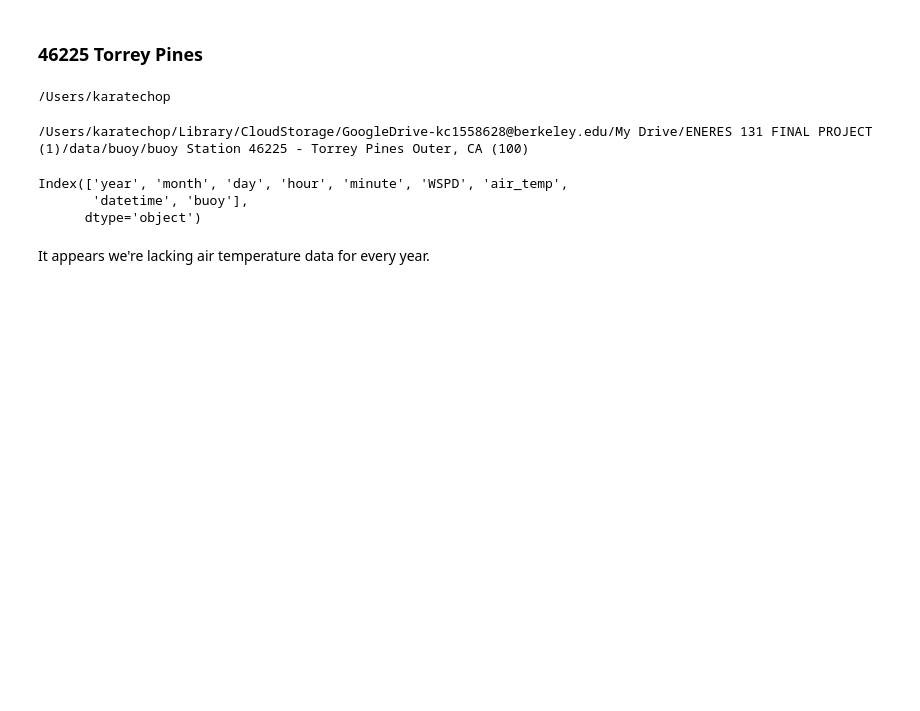
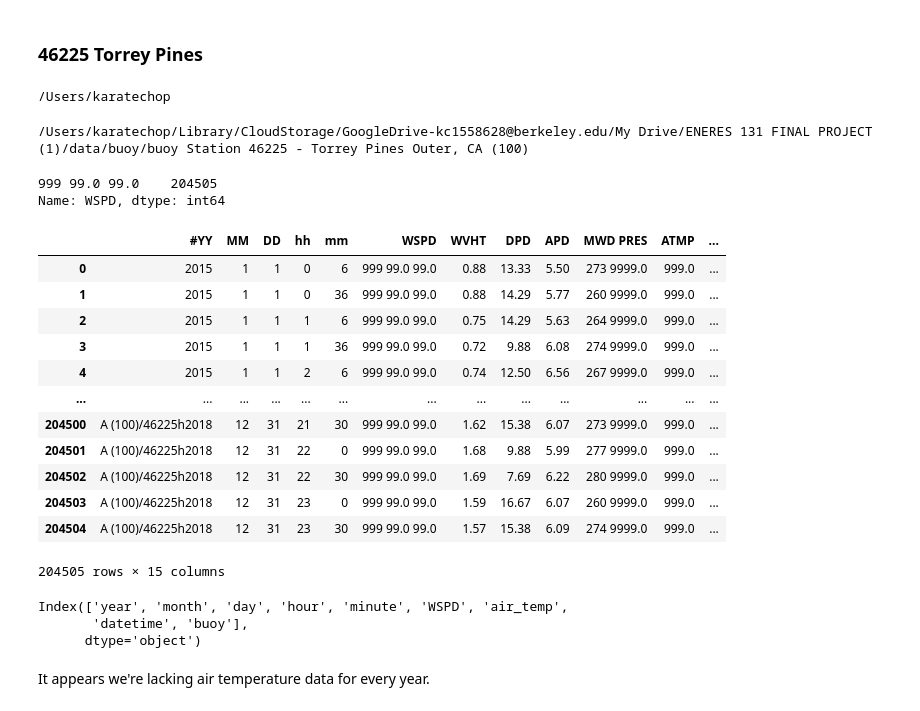
Before and after one commit to kch0p/RED-TIDE-PREDICTION-ML, a Jupyter notebook: notebooks/merging buoy data.ipynb, the cells around one changed output. Cells and saved outputs as stored; diff of their text form; code cells hidden in the pictures; blank space fills up the shorter version.

Commit message:
New Buoy Merge

```diff
--- a/notebooks/merging buoy data.ipynb
+++ b/notebooks/merging buoy data.ipynb
@@ -16,6 +175,28 @@ cd
 cd /Users/karatechop/Library/CloudStorage/GoogleDrive-kc1558628@berkeley.edu/My Drive/ENERES 131 FINAL PROJECT (1)/data/buoy/buoy Station 46225 - Torrey Pines Outer, CA (100)
 # %% [output]
 /Users/karatechop/Library/CloudStorage/GoogleDrive-kc1558628@berkeley.edu/My Drive/ENERES 131 FINAL PROJECT (1)/data/buoy/buoy Station 46225 - Torrey Pines Outer, CA (100)
+# %%
+test['WSPD'].value_counts()
+# %% [output]
+999 99.0 99.0    204505
+Name: WSPD, dtype: int64
+# %%
+test = pd.read_csv('all_buoy_years_073_lajolla.csv')
+test
+# %% [output]
+|  | #YY | MM | DD | hh | mm | WSPD | WVHT | DPD | APD | MWD PRES | ATMP | ... |
+| 0 | 2015 | 1 | 1 | 0 | 6 | 999 99.0 99.0 | 0.88 | 13.33 | 5.50 | 273 9999.0 | 999.0 | ... |
+| 1 | 2015 | 1 | 1 | 0 | 36 | 999 99.0 99.0 | 0.88 | 14.29 | 5.77 | 260 9999.0 | 999.0 | ... |
+| 2 | 2015 | 1 | 1 | 1 | 6 | 999 99.0 99.0 | 0.75 | 14.29 | 5.63 | 264 9999.0 | 999.0 | ... |
+| 3 | 2015 | 1 | 1 | 1 | 36 | 999 99.0 99.0 | 0.72 | 9.88 | 6.08 | 274 9999.0 | 999.0 | ... |
+| 4 | 2015 | 1 | 1 | 2 | 6 | 999 99.0 99.0 | 0.74 | 12.50 | 6.56 | 267 9999.0 | 999.0 | ... |
+| ... | ... | ... | ... | ... | ... | ... | ... | ... | ... | ... | ... | ... |
+| 204500 | A (100)/46225h2018 | 12 | 31 | 21 | 30 | 999 99.0 99.0 | 1.62 | 15.38 | 6.07 | 273 9999.0 | 999.0 | ... |
+| 204501 | A (100)/46225h2018 | 12 | 31 | 22 | 0 | 999 99.0 99.0 | 1.68 | 9.88 | 5.99 | 277 9999.0 | 999.0 | ... |
+| 204502 | A (100)/46225h2018 | 12 | 31 | 22 | 30 | 999 99.0 99.0 | 1.69 | 7.69 | 6.22 | 280 9999.0 | 999.0 | ... |
+| 204503 | A (100)/46225h2018 | 12 | 31 | 23 | 0 | 999 99.0 99.0 | 1.59 | 16.67 | 6.07 | 260 9999.0 | 999.0 | ... |
+| 204504 | A (100)/46225h2018 | 12 | 31 | 23 | 30 | 999 99.0 99.0 | 1.57 | 15.38 | 6.09 | 274 9999.0 | 999.0 | ... |
+204505 rows × 15 columns
 # %%
 print(main.columns)
 # %% [output]
```
Also changed, not shown: parts of 11 cells of this notebook, 36 other files.
